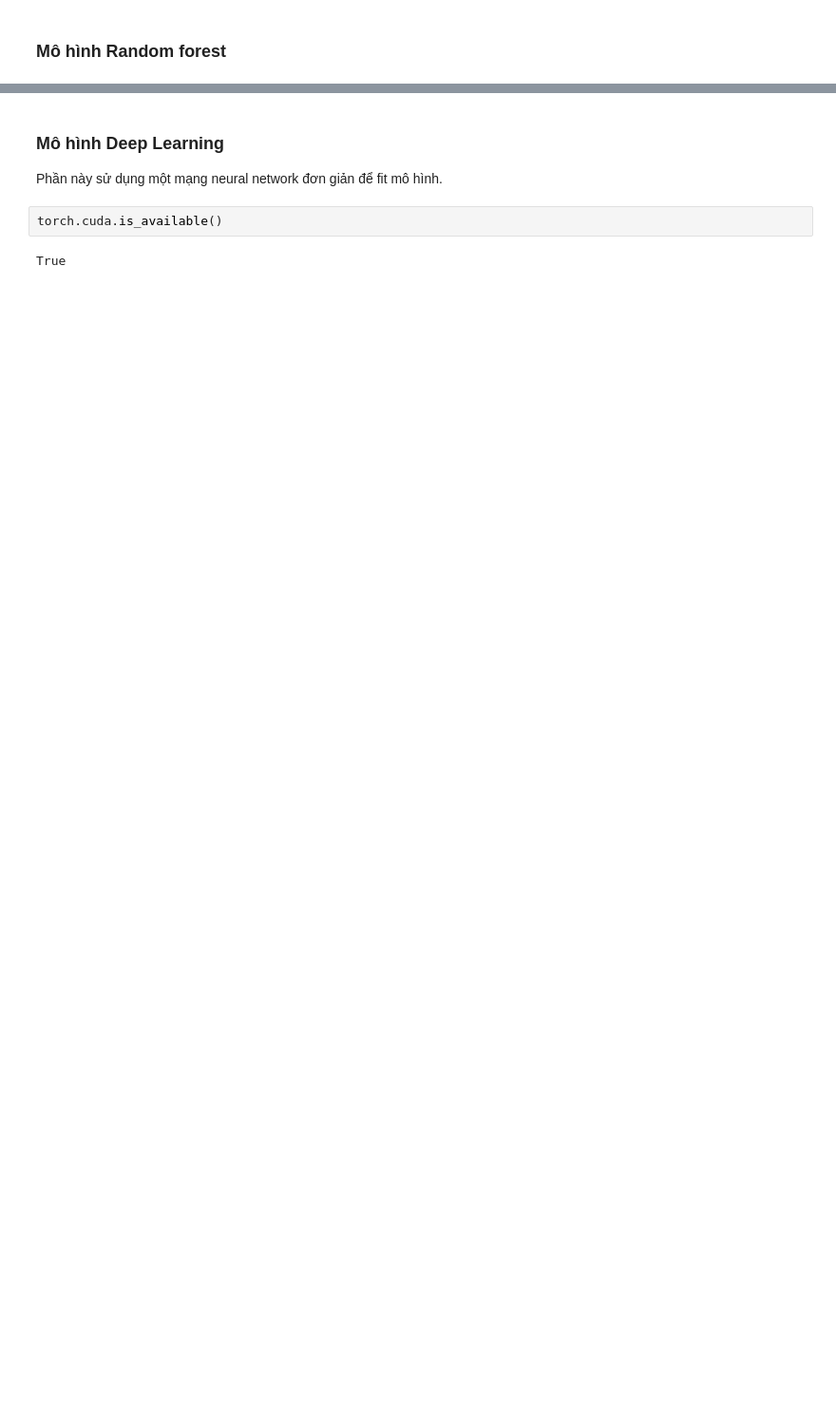
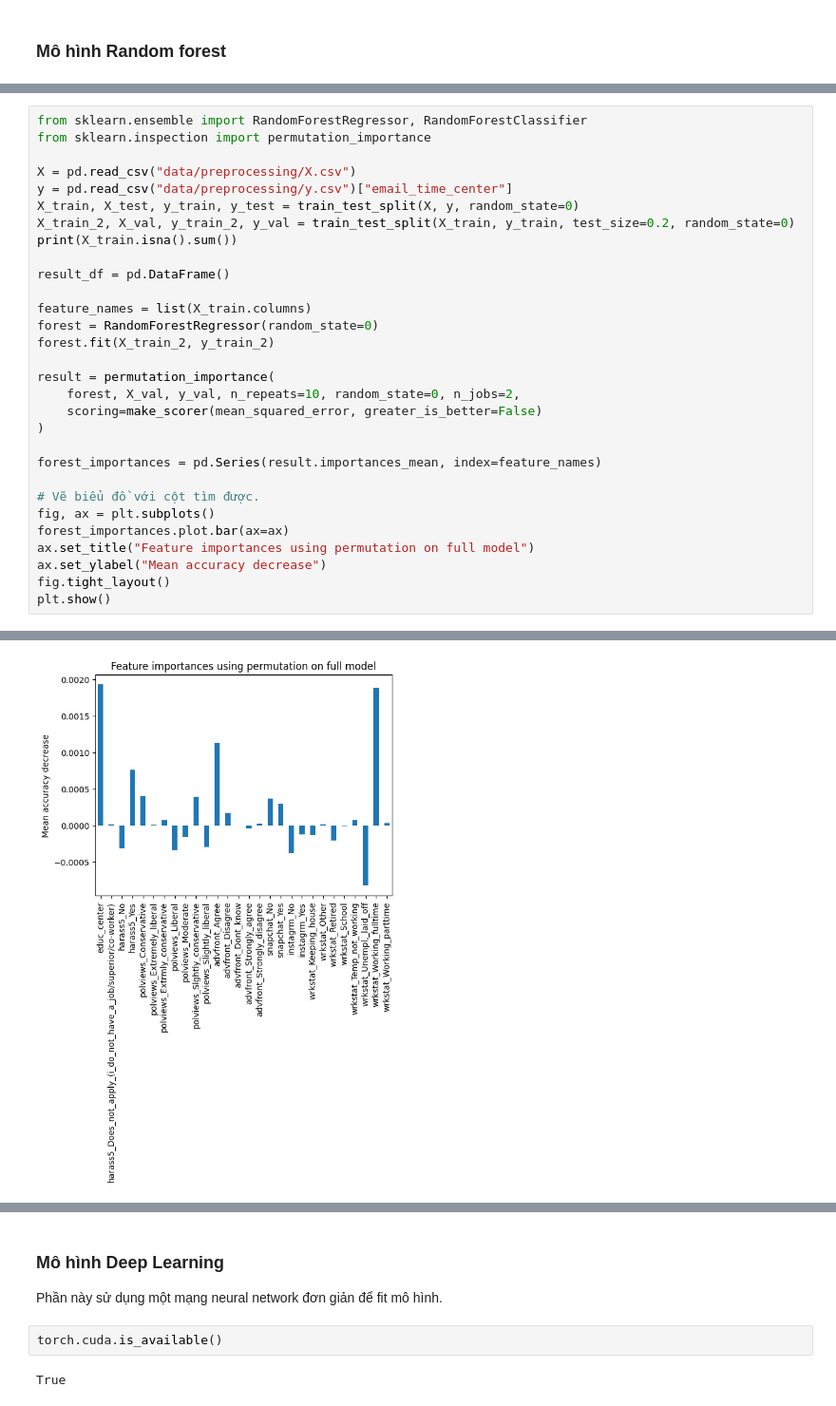
Before and after one commit to batman0911/social-stat-final-term, a Jupyter notebook: report.ipynb, the cells around one changed output, grey strips where cells are left out. Shown: that part at 95% size. Saved outputs shown, nothing was run; the diff lists cells and outputs as text; blank space fills up the shorter version.

```diff
--- a/report.ipynb
+++ b/report.ipynb
@@ -561,0 +567,31 @@ Test R2 score: 0.09026732975767537
+# %%
+from sklearn.ensemble import RandomForestRegressor, RandomForestClassifier
+from sklearn.inspection import permutation_importance
+
+X = pd.read_csv("data/preprocessing/X.csv")
+y = pd.read_csv("data/preprocessing/y.csv")["email_time_center"]
+X_train, X_test, y_train, y_test = train_test_split(X, y, random_state=0)
+X_train_2, X_val, y_train_2, y_val = train_test_split(X_train, y_train, test_size=0.2, random_state=0)
+print(X_train.isna().sum())
+
+result_df = pd.DataFrame()
+
+feature_names = list(X_train.columns)
+forest = RandomForestRegressor(random_state=0)
+forest.fit(X_train_2, y_train_2)
+
+result = permutation_importance(
+    forest, X_val, y_val, n_repeats=10, random_state=0, n_jobs=2,
+    scoring=make_scorer(mean_squared_error, greater_is_better=False)
+)
+
+forest_importances = pd.Series(result.importances_mean, index=feature_names)
+
+# Vẽ biểu đồ với cột tìm được.
+fig, ax = plt.subplots()
+forest_importances.plot.bar(ax=ax)
+ax.set_title("Feature importances using permutation on full model")
+ax.set_ylabel("Mean accuracy decrease")
+fig.tight_layout()
+plt.show()
+# %% [output]
@@ -561,0 +615 @@ Test R2 score: 0.09026732975767537
+[figure, added]
```
Also changed, not shown: parts of 16 cells of this notebook.
